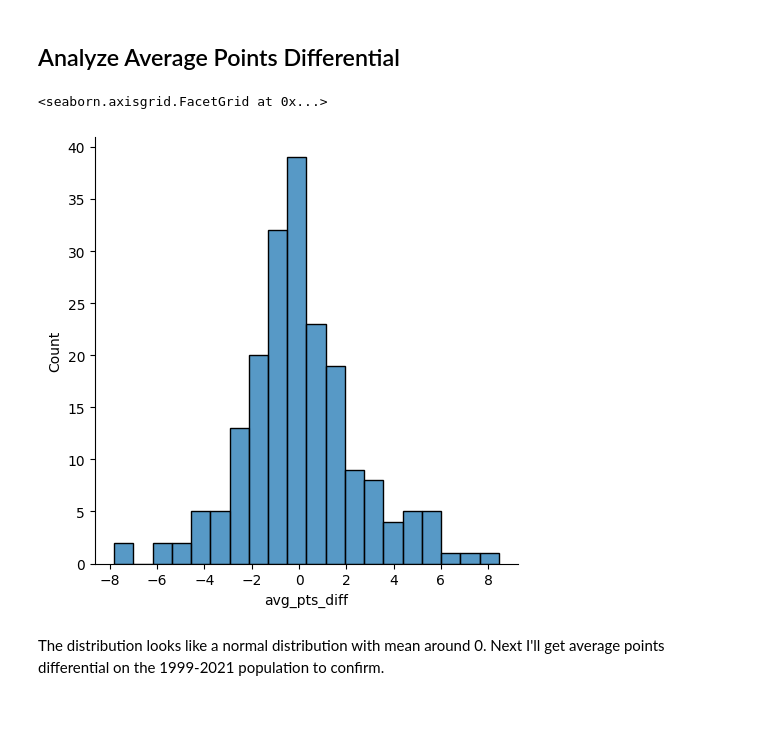
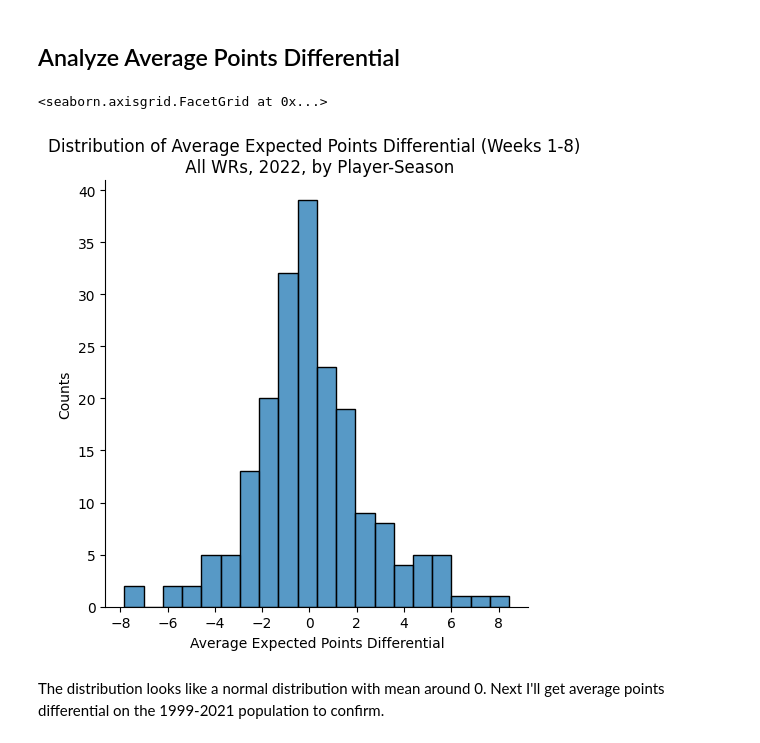
Before and after one commit to gfidanli/fantasy_football_analysis, a Jupyter notebook: daily_analysis/day11.ipynb, the cells around one changed output. Drawn from its saved outputs; the diff is of its cells as text; code cells hidden in the pictures; blank space fills up the shorter version.

```diff
--- a/daily_analysis/day11.ipynb
+++ b/daily_analysis/day11.ipynb
@@ -220,16 +220,22 @@ pd.concat([bottom_5_2022.head(), bottom_5_2022[-5:]])
 Darnell Mooney is the standout here. With almost 27% of his team's target share in 2022 he's scoring about 7.8 standard fantasy points less per game than expected based on the observed relationship between target share and fantasy points.
 # %% [markdown]
 ## Analyze Average Points Differential
-# %%
-sns.displot(
-    x='avg_pts_diff',
-    data=summary_2022,
-    kind="hist",
-    bins=20
-)
-# %% [output]
-<seaborn.axisgrid.FacetGrid at 0x...>
-[figure, removed]
+# %%
+g = sns.displot(
+    x='avg_pts_diff',
+    data=summary_2022,
+    kind="hist",
+    bins=20
+)
+
+g.set(
+    xlabel="Average Expected Points Differential",
+    ylabel="Counts",
+    title="Distribution of Average Expected Points Differential (Weeks 1-8) \n All WRs, 2022, by Player-Season"
+)
+# %% [output]
+<seaborn.axisgrid.FacetGrid at 0x...>
+[figure, added]
 # %% [markdown]
 The distribution looks like a normal distribution with mean around 0. Next I'll get average points differential on the 1999-2021 population to confirm.
 # %%
```
Also changed, not shown: parts of 3 cells of this notebook.
